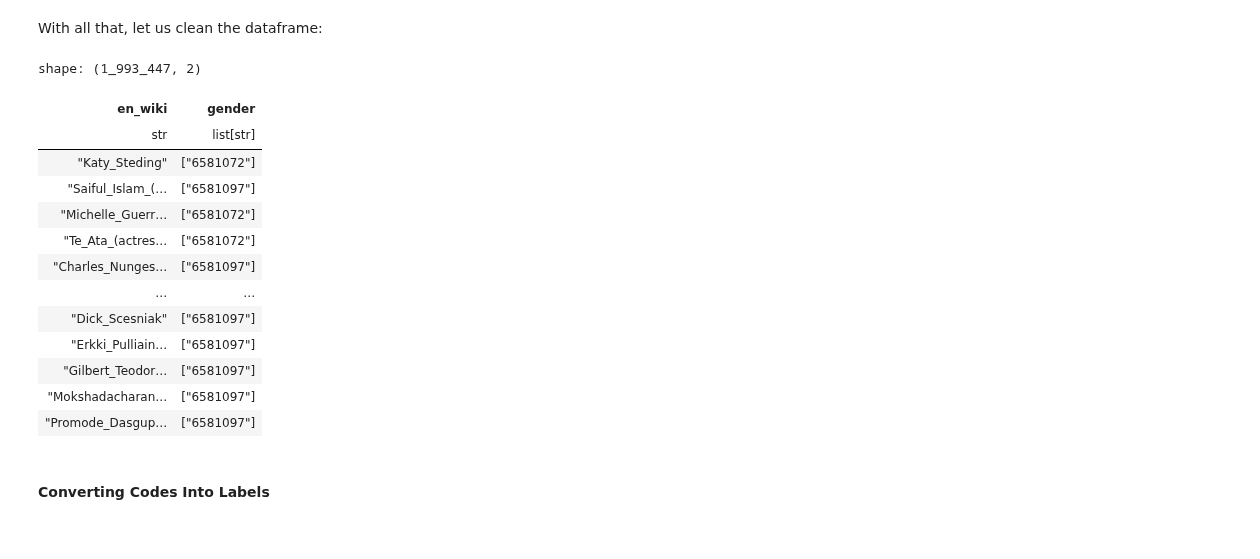
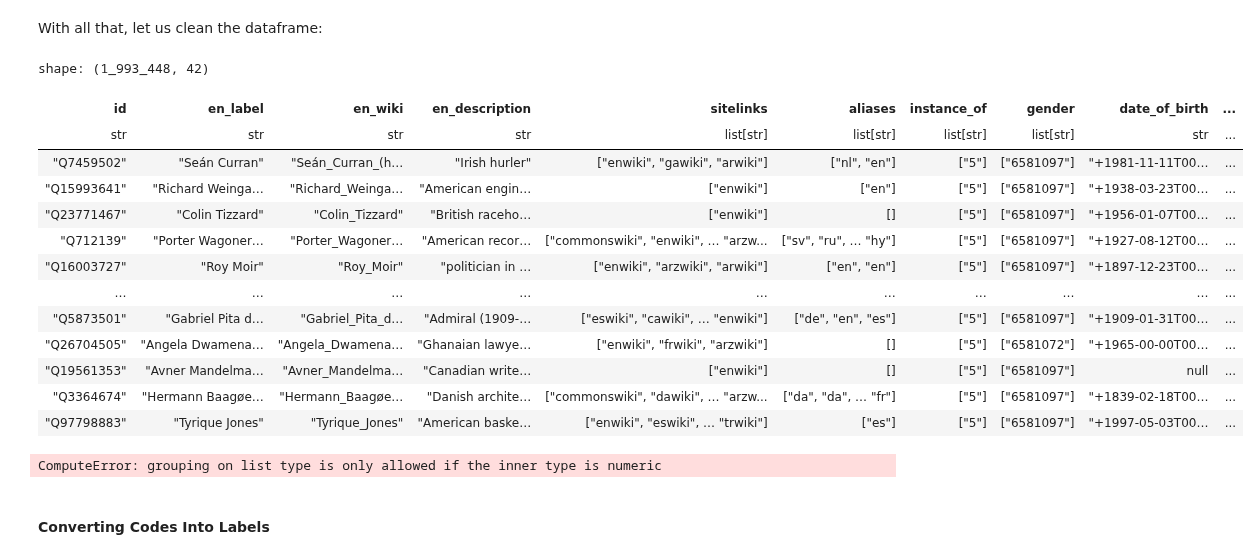
Before and after one commit to MNetanel/wikipedia-people-page-views-patterns, a Jupyter notebook: notebooks/wikipedia_pageviews_project.ipynb, the cells around one changed output. Cells and saved outputs as stored; diff of their text form; code cells hidden in the pictures.

```diff
--- a/notebooks/wikipedia_pageviews_project.ipynb
+++ b/notebooks/wikipedia_pageviews_project.ipynb
@@ -544,32 +544,6 @@ As suspected, almost all columns consist of one or two 'big' groups and many 'sm
 ---
 # %% [markdown]
 With all that, let us clean the dataframe:
-# %%
-gender_corrected = (info_df[['en_wiki', 'gender']]
- .with_columns(pl.col('gender').list.eval(pl.element().struct[0]))
- .explode('gender')
- .with_columns(pl.when(pl.col('gender').is_in(value_counts['gender']['gender'][:3]).or_(pl.col('gender').is_null())).then(pl.col('gender')).otherwise(pl.lit('other')))
- .unique()
- .group_by('en_wiki')
- .agg('gender')
-)
-
-gender_corrected
-# %% [output]
-shape: (1_993_447, 2)
-| en_wiki | gender |
-| str | list[str] |
-| "Katy_Steding" | ["6581072"] |
-| "Saiful_Islam_(… | ["6581097"] |
-| "Michelle_Guerr… | ["6581072"] |
-| "Te_Ata_(actres… | ["6581072"] |
-| "Charles_Nunges… | ["6581097"] |
-| … | … |
-| "Dick_Scesniak" | ["6581097"] |
-| "Erkki_Pulliain… | ["6581097"] |
-| "Gilbert_Teodor… | ["6581097"] |
-| "Mokshadacharan… | ["6581097"] |
-| "Promode_Dasgup… | ["6581097"] |
 # %%
 def clean_info_df(df: pl.DataFrame):
 
@@ -578,6 +552,7 @@ def clean_info_df(df: pl.DataFrame):
                          'iso_3166_alpha3', 'coordinate_location', 'country',
                          'iso_3166_alpha3', 'date_of_death']
       struct_columns = [c for c in df.columns if df[c].dtype == pl.List and c not in columns_to_drop]
+
       df = (df
             .unique('id') # Remove duplicate rows
             .drop(columns_to_drop) # drop redundant columns
@@ -592,14 +567,16 @@ def clean_info_df(df: pl.DataFrame):
                       'instrument', 'genre', 'industry', 'subclass_of', 'member_of',
                       'from_fictional_universe']
 
-      value_counts = {col: info_df[col].explode().value_counts()
+      value_counts = {col: df[col].explode().value_counts()
                       .sort('count', descending=True) for col in columns_to_bin}
 
-      binned_columns = []
-      for col, vc in value_counts.items():
+
+      for col, counts_df in value_counts.items():
+            percent_to_keep = 0.1
+            values_to_keep = counts_df.filter(pl.col('count') > percent_to_keep * df.height).height
             binned = (df[['en_wiki', col]]
                       .explode(col)
-                      .with_columns(pl.when(pl.col(col).is_in(vc[col][:3]).or_(pl.col(col).is_null()))
+                      .with_columns(pl.when(pl.col(col).is_in(counts_df[col][:values_to_keep]).or_(pl.col(col).is_null()))
                                     .then(pl.col(col))
                                     .otherwise(pl.lit('other')))
                       .unique()
@@ -607,15 +584,36 @@ def clean_info_df(df: pl.DataFrame):
                       .agg(col))
             df = df.join(binned, 'en_wiki', 'left', suffix='_binned')
 
-      # Create columns based on aggregates ###############
+      # Create columns based on aggregates (counts) ###############
       columns_to_aggregate = ['gender', 'sitelinks', 'aliases', 'instrument',
                               'worked_at', 'country_of_citizenship', 'educated_at',
                               'occupation', 'genre', 'industry']
-      df = df.with_columns([pl.col(col).list.len().alias(f'num_{col}') for col in columns_to_aggregate])
+      df = df.with_columns([pl.col(col).list.len().alias(f'count_{col}') for col in columns_to_aggregate])
 
       return df
 # %%
 info_df_cleaned = clean_info_df(info_df)
+info_df_cleaned
+# %% [output]
+shape: (1_993_448, 42)
+| id | en_label | en_wiki | en_description | sitelinks | aliases | instance_of | gender | date_of_birth | ... |
+| str | str | str | str | list[str] | list[str] | list[str] | list[str] | str | ... |
+| "Q7459502" | "Seán Curran" | "Seán_Curran_(h… | "Irish hurler" | ["enwiki", "gawiki", "arwiki"] | ["nl", "en"] | ["5"] | ["6581097"] | "+1981-11-11T00… | ... |
+| "Q15993641" | "Richard Weinga… | "Richard_Weinga… | "American engin… | ["enwiki"] | ["en"] | ["5"] | ["6581097"] | "+1938-03-23T00… | ... |
+| "Q23771467" | "Colin Tizzard" | "Colin_Tizzard" | "British raceho… | ["enwiki"] | [] | ["5"] | ["6581097"] | "+1956-01-07T00… | ... |
+| "Q712139" | "Porter Wagoner… | "Porter_Wagoner… | "American recor… | ["commonswiki", "enwiki", … "arzw... | ["sv", "ru", … "hy"] | ["5"] | ["6581097"] | "+1927-08-12T00… | ... |
+| "Q16003727" | "Roy Moir" | "Roy_Moir" | "politician in … | ["enwiki", "arzwiki", "arwiki"] | ["en", "en"] | ["5"] | ["6581097"] | "+1897-12-23T00… | ... |
+| … | … | … | … | … | … | … | … | … | ... |
+| "Q5873501" | "Gabriel Pita d… | "Gabriel_Pita_d… | "Admiral (1909-… | ["eswiki", "cawiki", … "enwiki"] | ["de", "en", "es"] | ["5"] | ["6581097"] | "+1909-01-31T00… | ... |
+| "Q26704505" | "Angela Dwamena… | "Angela_Dwamena… | "Ghanaian lawye… | ["enwiki", "frwiki", "arzwiki"] | [] | ["5"] | ["6581072"] | "+1965-00-00T00… | ... |
+| "Q19561353" | "Avner Mandelma… | "Avner_Mandelma… | "Canadian write… | ["enwiki"] | [] | ["5"] | ["6581097"] | null | ... |
+| "Q3364674" | "Hermann Baagøe… | "Hermann_Baagøe… | "Danish archite… | ["commonswiki", "dawiki", … "arzw... | ["da", "da", … "fr"] | ["5"] | ["6581097"] | "+1839-02-18T00… | ... |
+| "Q97798883" | "Tyrique Jones" | "Tyrique_Jones" | "American baske… | ["enwiki", "eswiki", … "trwiki"] | ["es"] | ["5"] | ["6581097"] | "+1997-05-03T00… | ... |
+# %%
+info_df_cleaned[['en_wiki', 'sitelinks']].to_dummies('sitelinks')
+# see https://stackoverflow.com/questions/74432537/cast-a-list-column-into-dummy-columns-in-python-polars
+# %% [output]
+ComputeError: grouping on list type is only allowed if the inner type is numeric
 # %% [markdown]
 #### Converting Codes Into Labels
 # %% [markdown]
```
Also changed, not shown: parts of 3 cells of this notebook, 1 other file.
